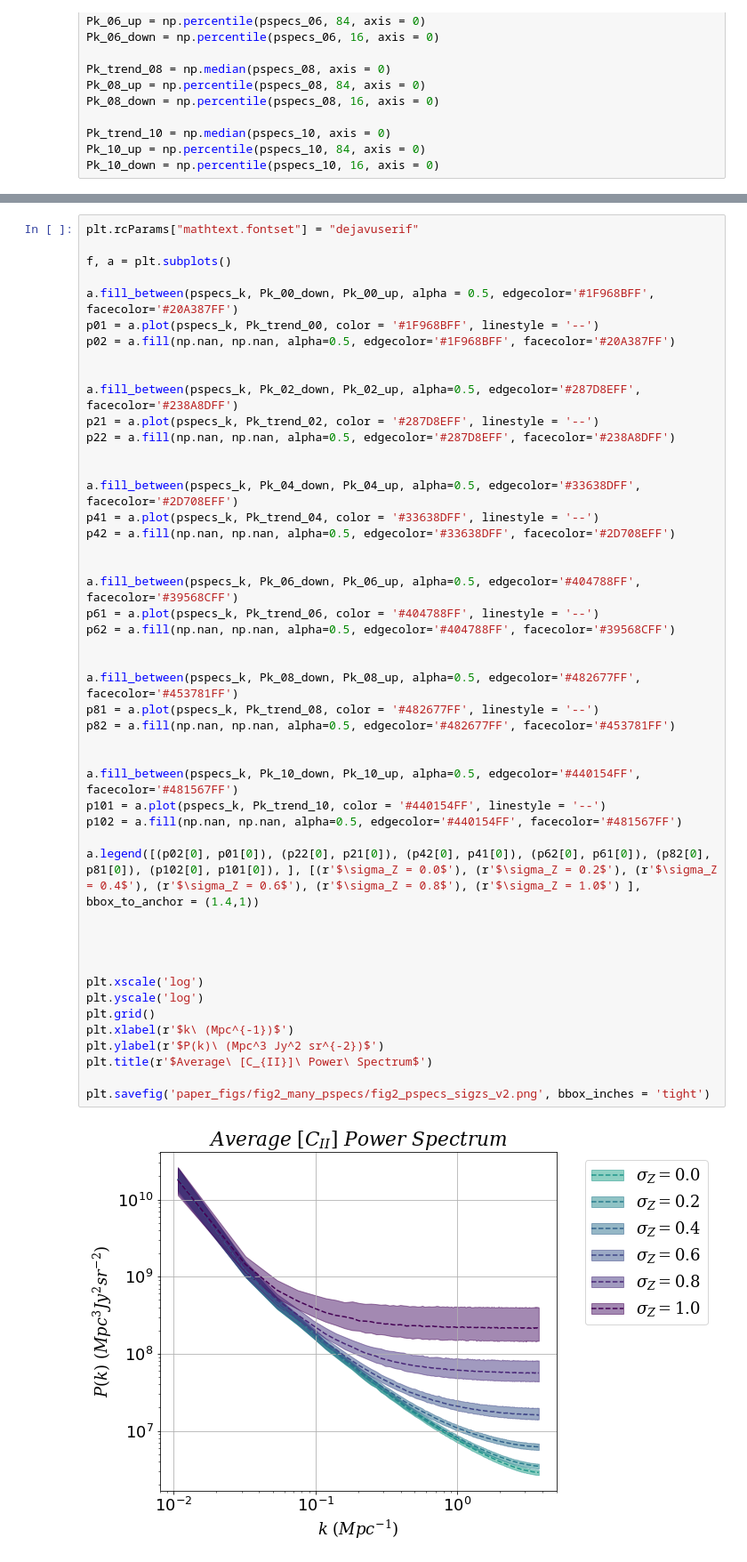
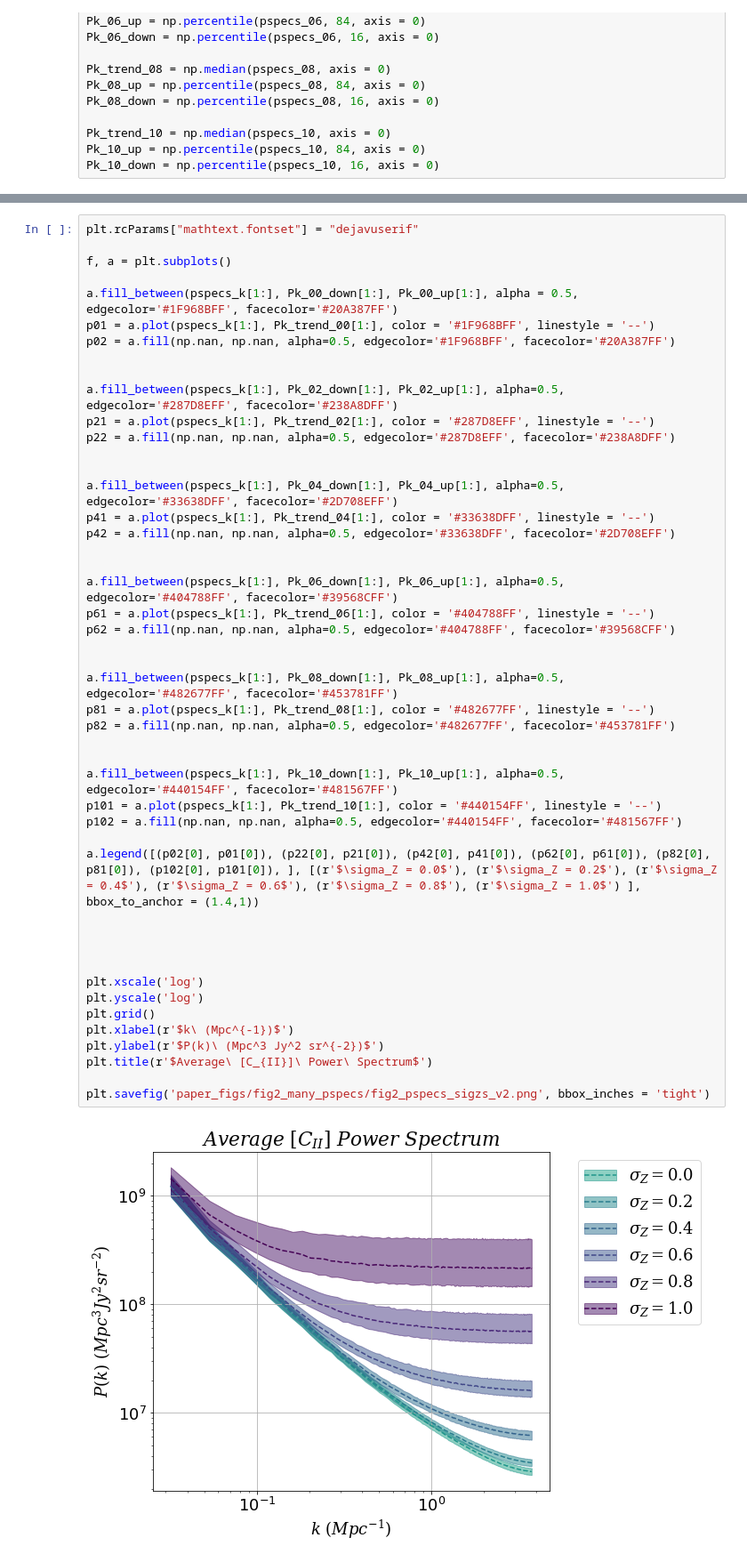
Before and after one commit to PatrickHorlaville/CITA_LIM, a Jupyter notebook: many_pspecs_condensed.ipynb, the cells around one changed output, grey strips where cells are left out. Shown at 89% size. Drawn from its saved outputs; the diff is of its cells as text.

Commit message:
updating sigz pspec fig2

```diff
--- a/many_pspecs_condensed.ipynb
+++ b/many_pspecs_condensed.ipynb
@@ -192,47 +192,47 @@ plt.rcParams["mathtext.fontset"] = "dejavuserif"
 
 f, a = plt.subplots()
 
-a.fill_between(pspecs_k, Pk_00_down, Pk_00_up, alpha = 0.5, edgecolor='#1F968BFF', facecolor='#20A387FF')
-p01 = a.plot(pspecs_k, Pk_trend_00, color = '#1F968BFF', linestyle = '--')
+a.fill_between(pspecs_k[1:], Pk_00_down[1:], Pk_00_up[1:], alpha = 0.5, edgecolor='#1F968BFF', facecolor='#20A387FF')
+p01 = a.plot(pspecs_k[1:], Pk_trend_00[1:], color = '#1F968BFF', linestyle = '--')
 p02 = a.fill(np.nan, np.nan, alpha=0.5, edgecolor='#1F968BFF', facecolor='#20A387FF')
 
 
-a.fill_between(pspecs_k, Pk_02_down, Pk_02_up, alpha=0.5, edgecolor='#287D8EFF', facecolor='#238A8DFF')
-p21 = a.plot(pspecs_k, Pk_trend_02, color = '#287D8EFF', linestyle = '--')
+a.fill_between(pspecs_k[1:], Pk_02_down[1:], Pk_02_up[1:], alpha=0.5, edgecolor='#287D8EFF', facecolor='#238A8DFF')
+p21 = a.plot(pspecs_k[1:], Pk_trend_02[1:], color = '#287D8EFF', linestyle = '--')
 p22 = a.fill(np.nan, np.nan, alpha=0.5, edgecolor='#287D8EFF', facecolor='#238A8DFF')
 
 
-a.fill_between(pspecs_k, Pk_04_down, Pk_04_up, alpha=0.5, edgecolor='#33638DFF', facecolor='#2D708EFF')
-p41 = a.plot(pspecs_k, Pk_trend_04, color = '#33638DFF', linestyle = '--')
+a.fill_between(pspecs_k[1:], Pk_04_down[1:], Pk_04_up[1:], alpha=0.5, edgecolor='#33638DFF', facecolor='#2D708EFF')
+p41 = a.plot(pspecs_k[1:], Pk_trend_04[1:], color = '#33638DFF', linestyle = '--')
 p42 = a.fill(np.nan, np.nan, alpha=0.5, edgecolor='#33638DFF', facecolor='#2D708EFF')
 
 
-a.fill_between(pspecs_k, Pk_06_down, Pk_06_up, alpha=0.5, edgecolor='#404788FF', facecolor='#39568CFF')
-p61 = a.plot(pspecs_k, Pk_trend_06, color = '#404788FF', linestyle = '--')
+a.fill_between(pspecs_k[1:], Pk_06_down[1:], Pk_06_up[1:], alpha=0.5, edgecolor='#404788FF', facecolor='#39568CFF')
+p61 = a.plot(pspecs_k[1:], Pk_trend_06[1:], color = '#404788FF', linestyle = '--')
 p62 = a.fill(np.nan, np.nan, alpha=0.5, edgecolor='#404788FF', facecolor='#39568CFF')
 
 
-a.fill_between(pspecs_k, Pk_08_down, Pk_08_up, alpha=0.5, edgecolor='#482677FF', facecolor='#453781FF')
-p81 = a.plot(pspecs_k, Pk_trend_08, color = '#482677FF', linestyle = '--')
+a.fill_between(pspecs_k[1:], Pk_08_down[1:], Pk_08_up[1:], alpha=0.5, edgecolor='#482677FF', facecolor='#453781FF')
+p81 = a.plot(pspecs_k[1:], Pk_trend_08[1:], color = '#482677FF', linestyle = '--')
 p82 = a.fill(np.nan, np.nan, alpha=0.5, edgecolor='#482677FF', facecolor='#453781FF')
 
 
-a.fill_between(pspecs_k, Pk_10_down, Pk_10_up, alpha=0.5, edgecolor='#440154FF', facecolor='#481567FF')
-p101 = a.plot(pspecs_k, Pk_trend_10, color = '#440154FF', linestyle = '--')
+a.fill_between(pspecs_k[1:], Pk_10_down[1:], Pk_10_up[1:], alpha=0.5, edgecolor='#440154FF', facecolor='#481567FF')
+p101 = a.plot(pspecs_k[1:], Pk_trend_10[1:], color = '#440154FF', linestyle = '--')
 p102 = a.fill(np.nan, np.nan, alpha=0.5, edgecolor='#440154FF', facecolor='#481567FF')
 
 a.legend([(p02[0], p01[0]), (p22[0], p21[0]), (p42[0], p41[0]), (p62[0], p61[0]), (p82[0], p81[0]), (p102[0], p101[0]), ], [(r'$\sigma_Z = 0.0$'), (r'$\sigma_Z = 0.2$'), (r'$\sigma_Z = 0.4$'), (r'$\sigma_Z = 0.6$'), (r'$\sigma_Z = 0.8$'), (r'$\sigma_Z = 1.0$') ], bbox_to_anchor = (1.4,1))
 
 
 
 
 plt.xscale('log')
 plt.yscale('log')
 plt.grid()
 plt.xlabel(r'$k\ (Mpc^{-1})$')
 plt.ylabel(r'$P(k)\ (Mpc^3 Jy^2 sr^{-2})$')
 plt.title(r'$Average\ [C_{II}]\ Power\ Spectrum$')
 
 plt.savefig('paper_figs/fig2_many_pspecs/fig2_pspecs_sigzs_v2.png', bbox_inches = 'tight')
 # %% [output]
-[figure, old version]
+[figure, new version]
```
Also changed, not shown: 1 other file.
